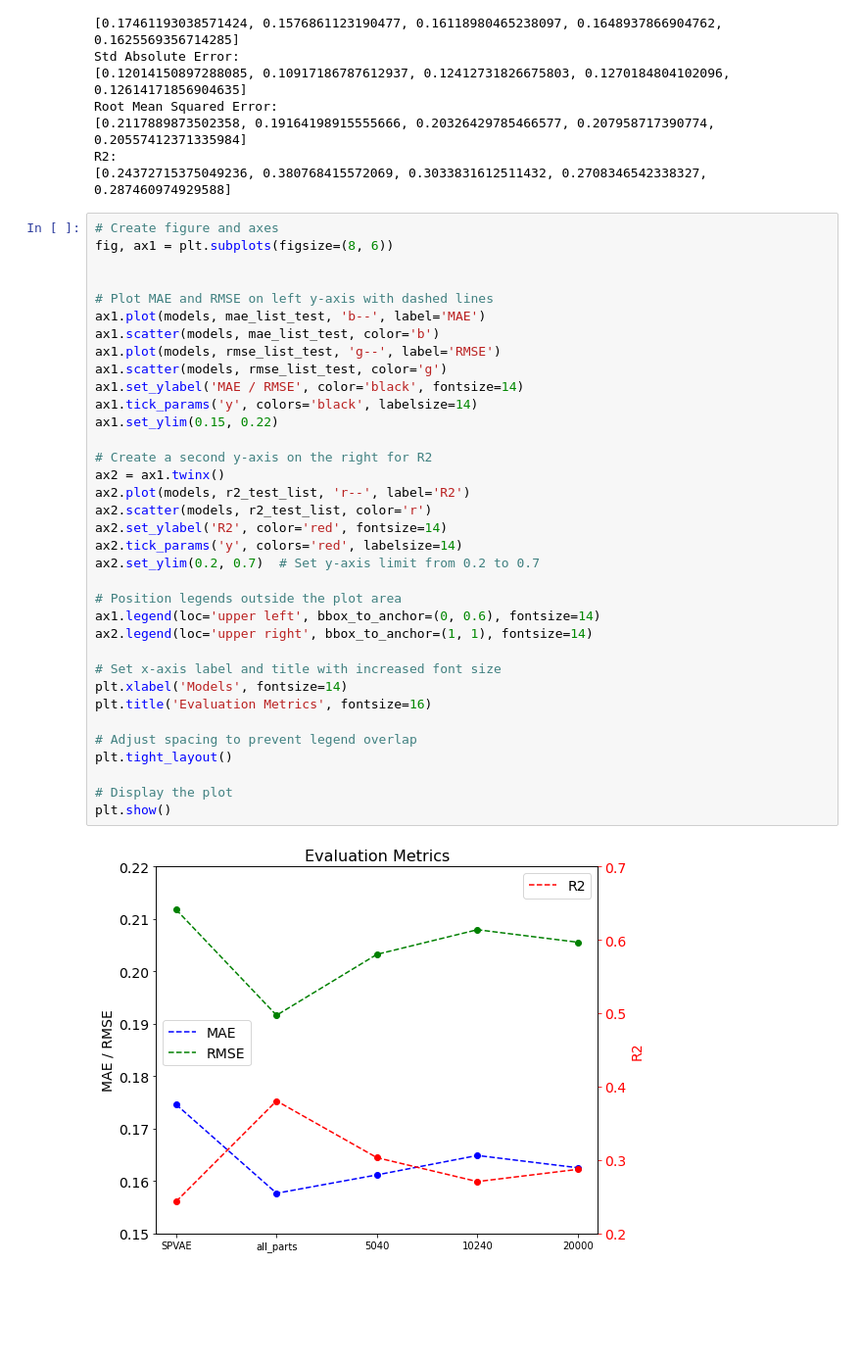
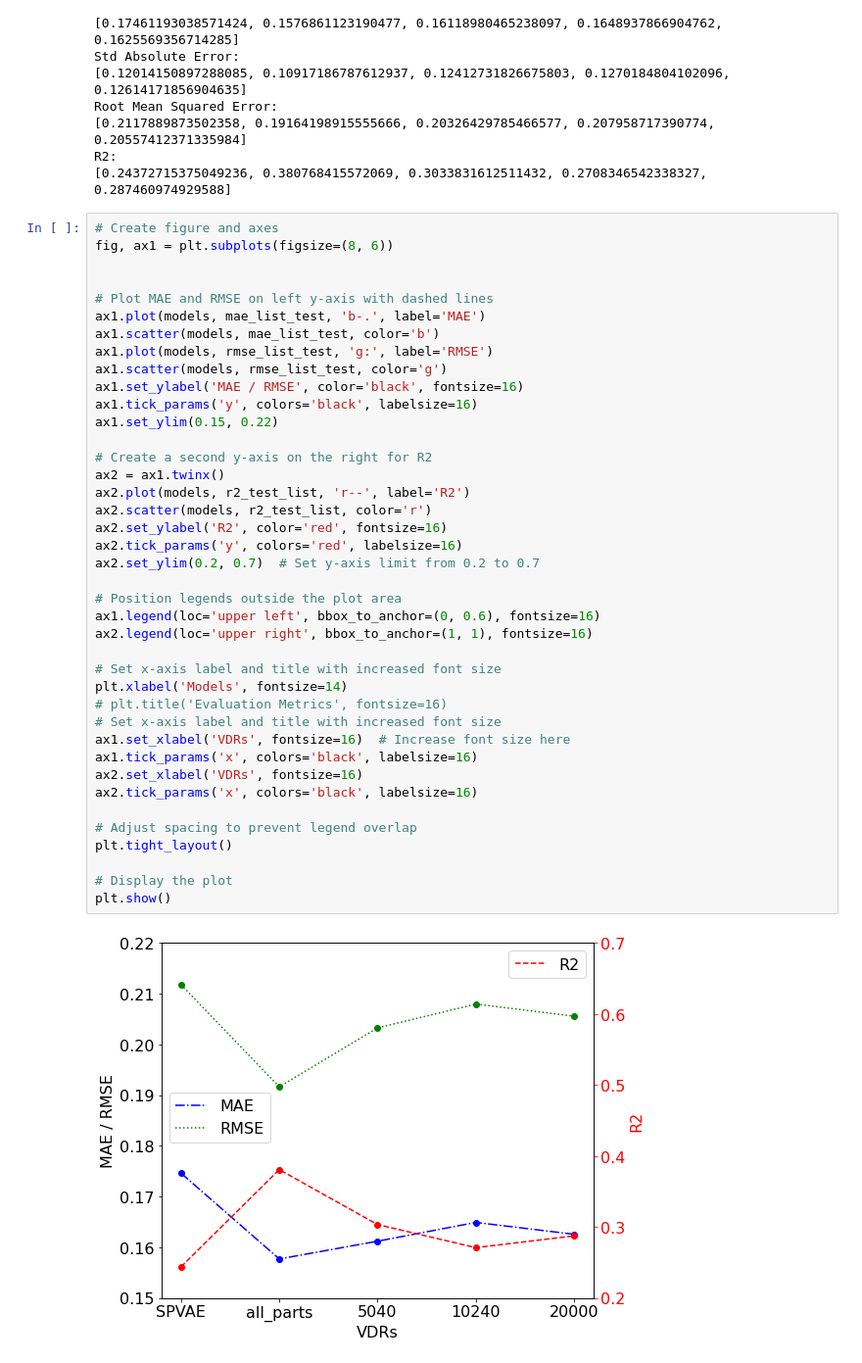
Before and after one commit to Xingang-Li/structure_aware_design_evaluation, a Jupyter notebook: plane/plane_autosklearn_lift.ipynb, the cells around one changed output. Shown at 98% size. Cells and saved outputs as stored; diff of their text form; blank space fills up the shorter version.

```diff
--- a/plane/plane_autosklearn_lift.ipynb
+++ b/plane/plane_autosklearn_lift.ipynb
@@ -218,37 +250,42 @@ R2:
 # %%
 # Create figure and axes
 fig, ax1 = plt.subplots(figsize=(8, 6))
 
 
 # Plot MAE and RMSE on left y-axis with dashed lines
-ax1.plot(models, mae_list_test, 'b--', label='MAE')
+ax1.plot(models, mae_list_test, 'b-.', label='MAE')
 ax1.scatter(models, mae_list_test, color='b')
-ax1.plot(models, rmse_list_test, 'g--', label='RMSE')
+ax1.plot(models, rmse_list_test, 'g:', label='RMSE')
 ax1.scatter(models, rmse_list_test, color='g')
-ax1.set_ylabel('MAE / RMSE', color='black', fontsize=14)
-ax1.tick_params('y', colors='black', labelsize=14)
+ax1.set_ylabel('MAE / RMSE', color='black', fontsize=16)
+ax1.tick_params('y', colors='black', labelsize=16)
 ax1.set_ylim(0.15, 0.22)
 
 # Create a second y-axis on the right for R2
 ax2 = ax1.twinx()
 ax2.plot(models, r2_test_list, 'r--', label='R2')
 ax2.scatter(models, r2_test_list, color='r')
-ax2.set_ylabel('R2', color='red', fontsize=14)
-ax2.tick_params('y', colors='red', labelsize=14)
+ax2.set_ylabel('R2', color='red', fontsize=16)
+ax2.tick_params('y', colors='red', labelsize=16)
 ax2.set_ylim(0.2, 0.7)  # Set y-axis limit from 0.2 to 0.7
 
 # Position legends outside the plot area
-ax1.legend(loc='upper left', bbox_to_anchor=(0, 0.6), fontsize=14)
-ax2.legend(loc='upper right', bbox_to_anchor=(1, 1), fontsize=14)
+ax1.legend(loc='upper left', bbox_to_anchor=(0, 0.6), fontsize=16)
+ax2.legend(loc='upper right', bbox_to_anchor=(1, 1), fontsize=16)
 
 # Set x-axis label and title with increased font size
 plt.xlabel('Models', fontsize=14)
-plt.title('Evaluation Metrics', fontsize=16)
+# plt.title('Evaluation Metrics', fontsize=16)
+# Set x-axis label and title with increased font size
+ax1.set_xlabel('VDRs', fontsize=16)  # Increase font size here
+ax1.tick_params('x', colors='black', labelsize=16)
+ax2.set_xlabel('VDRs', fontsize=16)
+ax2.tick_params('x', colors='black', labelsize=16)
 
 # Adjust spacing to prevent legend overlap
 plt.tight_layout()
 
 # Display the plot
 plt.show()
 # %% [output]
-[figure, old version]
+[figure, new version]
```
Also changed, not shown: parts of 2 cells of this notebook, 11 other files.
